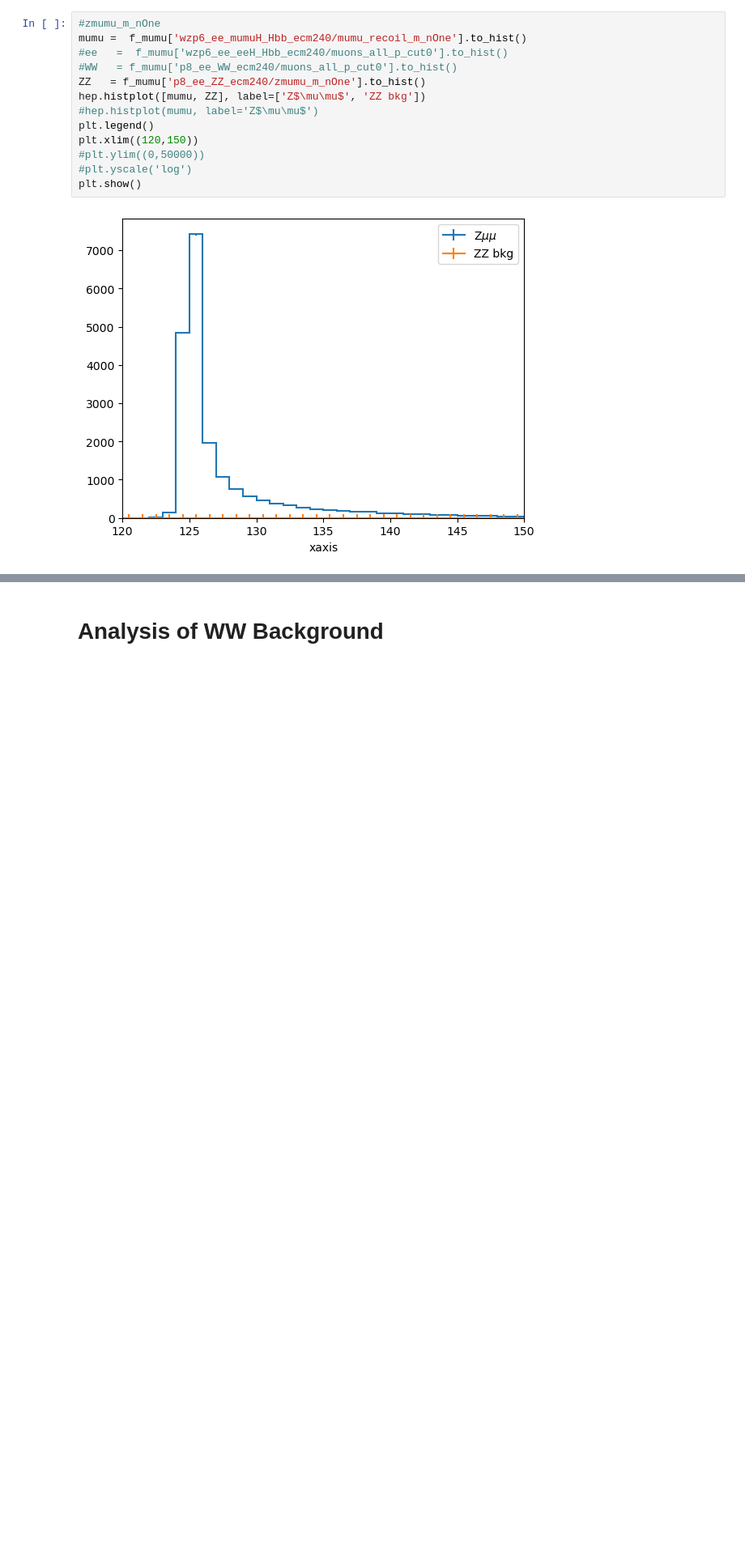
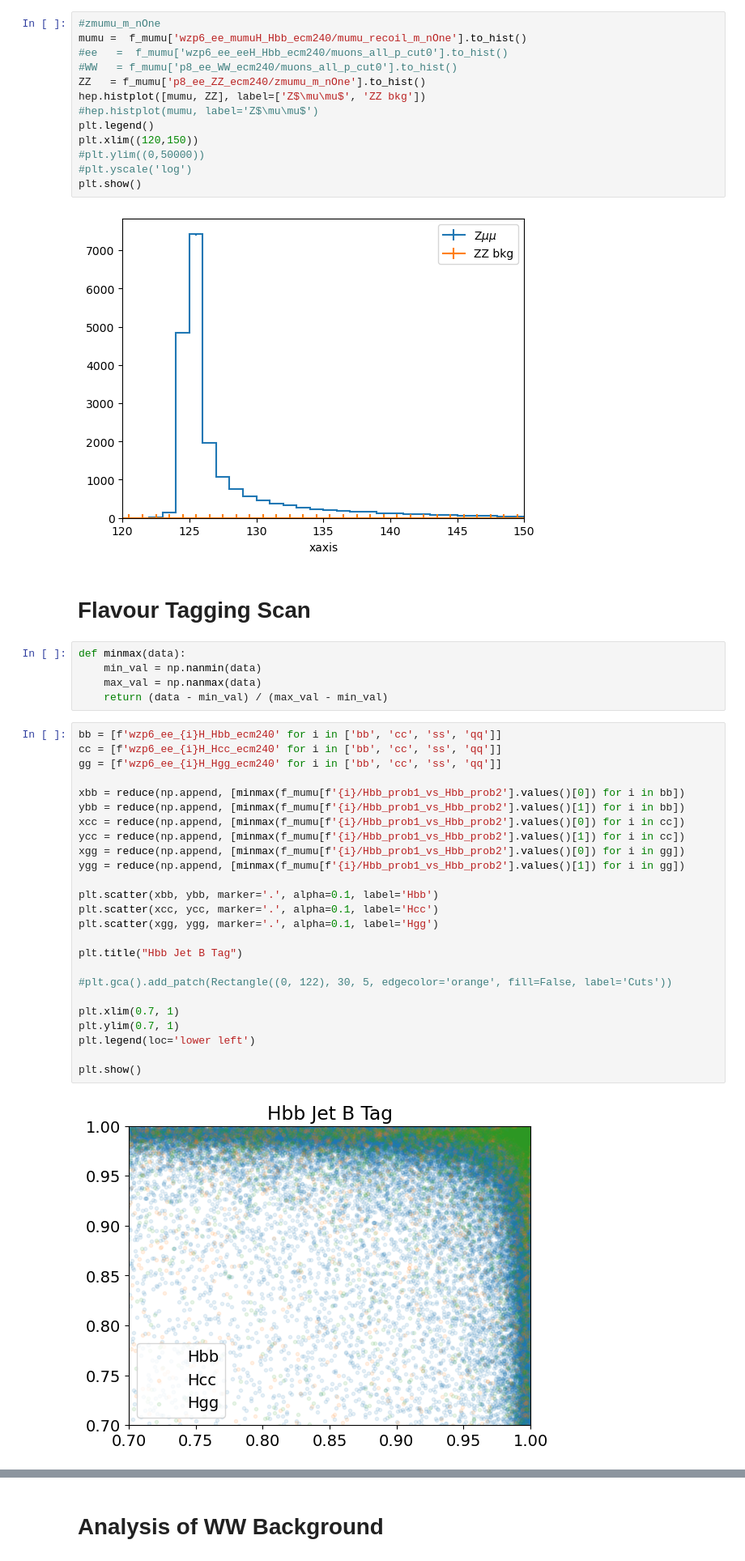
Before and after one commit to ilsanford/FCCAnalyzer, a Jupyter notebook: analyses/h_bb/h_bb.ipynb, the cells around one changed output, grey strips where cells are left out. Shown: that part at 81% size. Saved outputs shown, nothing was run; the diff lists cells and outputs as text; blank space fills up the shorter version.

```diff
--- a/analyses/h_bb/h_bb.ipynb
+++ b/analyses/h_bb/h_bb.ipynb
@@ -255,3 +278,37 @@ plt.xlim((120,150))
 plt.show()
 # %% [output]
 [figure]
+# %% [markdown]
+<h1>Flavour Tagging Scan</h1>
+# %%
+def minmax(data):
+    min_val = np.nanmin(data)
+    max_val = np.nanmax(data)
+    return (data - min_val) / (max_val - min_val)
+# %%
+bb = [f'wzp6_ee_{i}H_Hbb_ecm240' for i in ['bb', 'cc', 'ss', 'qq']]
+cc = [f'wzp6_ee_{i}H_Hcc_ecm240' for i in ['bb', 'cc', 'ss', 'qq']]
+gg = [f'wzp6_ee_{i}H_Hgg_ecm240' for i in ['bb', 'cc', 'ss', 'qq']]
+
+xbb = reduce(np.append, [minmax(f_mumu[f'{i}/Hbb_prob1_vs_Hbb_prob2'].values()[0]) for i in bb])
+ybb = reduce(np.append, [minmax(f_mumu[f'{i}/Hbb_prob1_vs_Hbb_prob2'].values()[1]) for i in bb])
+xcc = reduce(np.append, [minmax(f_mumu[f'{i}/Hbb_prob1_vs_Hbb_prob2'].values()[0]) for i in cc])
+ycc = reduce(np.append, [minmax(f_mumu[f'{i}/Hbb_prob1_vs_Hbb_prob2'].values()[1]) for i in cc])
+xgg = reduce(np.append, [minmax(f_mumu[f'{i}/Hbb_prob1_vs_Hbb_prob2'].values()[0]) for i in gg])
+ygg = reduce(np.append, [minmax(f_mumu[f'{i}/Hbb_prob1_vs_Hbb_prob2'].values()[1]) for i in gg])
+
+plt.scatter(xbb, ybb, marker='.', alpha=0.1, label='Hbb')
+plt.scatter(xcc, ycc, marker='.', alpha=0.1, label='Hcc')
+plt.scatter(xgg, ygg, marker='.', alpha=0.1, label='Hgg')
+
+plt.title("Hbb Jet B Tag")
+
+#plt.gca().add_patch(Rectangle((0, 122), 30, 5, edgecolor='orange', fill=False, label='Cuts'))
+
+plt.xlim(0.7, 1)
+plt.ylim(0.7, 1)
+plt.legend(loc='lower left')
+
+plt.show()
+# %% [output]
+[figure, added]
```
Also changed, not shown: parts of 12 cells of this notebook, 2 other files.
